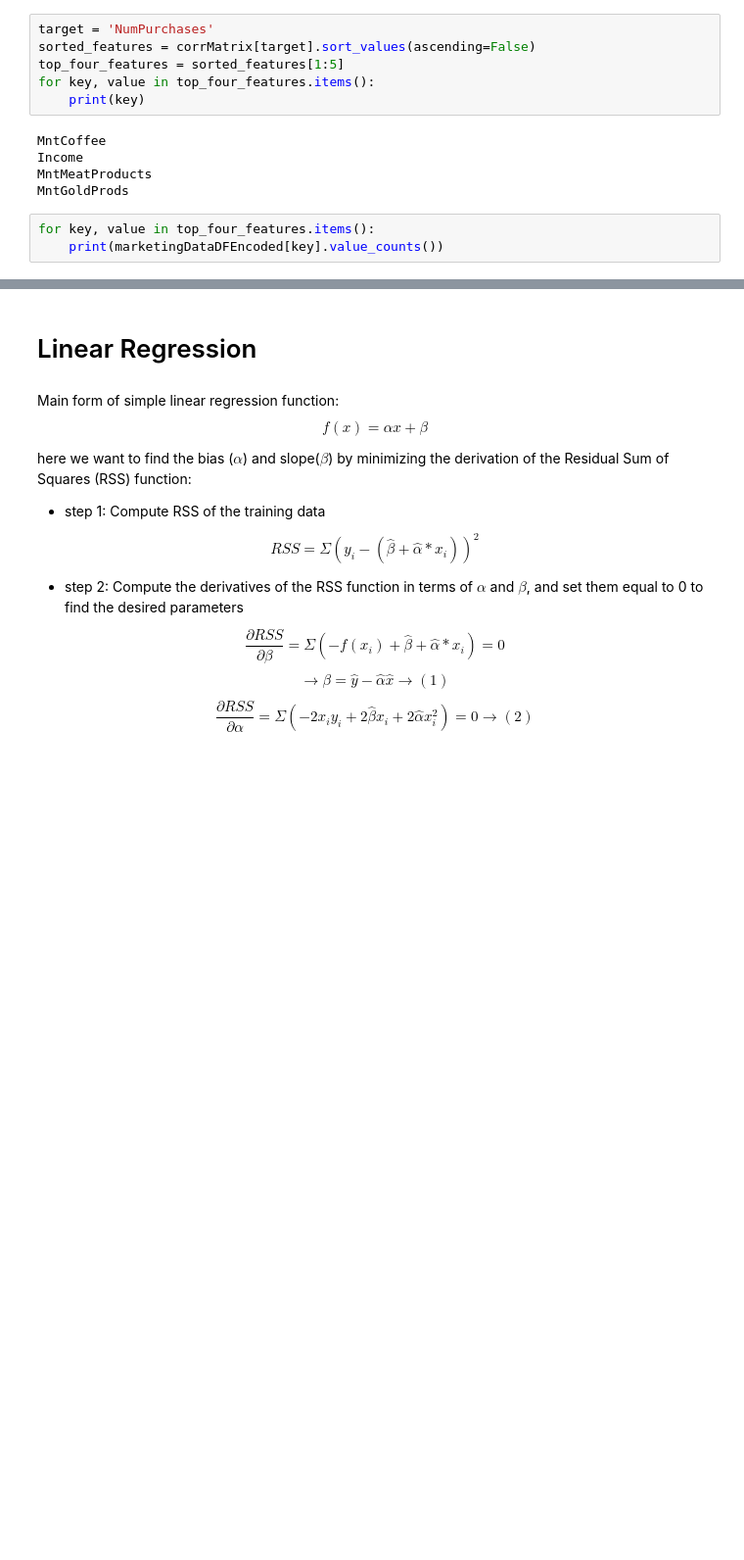
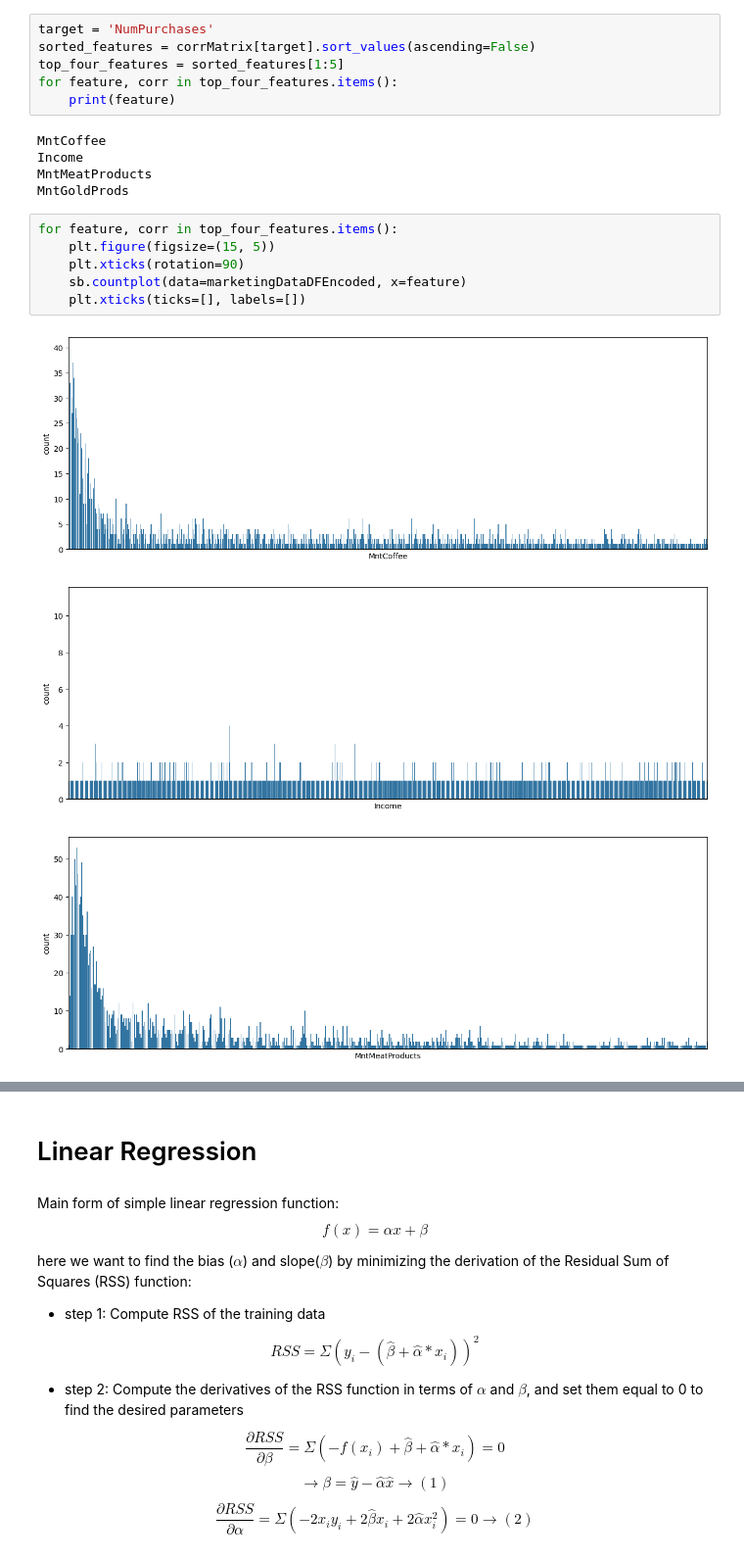
Before and after one commit to amiralirahimii/Artificial-Intelligence-Course-Projects-F2024, a Jupyter notebook: AI-CA4.ipynb, the cells around one changed output, grey strips where cells are left out. Shown at 98% size. Drawn from its saved outputs; the diff is of its cells as text; blank space fills up the shorter version.

Commit message:
add plots and shit

```diff
--- a/AI-CA4.ipynb
+++ b/AI-CA4.ipynb
@@ -99,13 +101,20 @@ display(corrMatrix.style.background_gradient(cmap='coolwarm').format("{:.2f}"))
 target = 'NumPurchases'
 sorted_features = corrMatrix[target].sort_values(ascending=False)
 top_four_features = sorted_features[1:5]
-for key, value in top_four_features.items():
-    print(key)
+for feature, corr in top_four_features.items():
+    print(feature)
 # %% [output]
 MntCoffee
 Income
 MntMeatProducts
 MntGoldProds
-# %%
-for key, value in top_four_features.items():
-    print(marketingDataDFEncoded[key].value_counts())
+# %%
+for feature, corr in top_four_features.items():
+    plt.figure(figsize=(15, 5))
+    plt.xticks(rotation=90)
+    sb.countplot(data=marketingDataDFEncoded, x=feature)
+    plt.xticks(ticks=[], labels=[])
+# %% [output]
+[figure, added]
+[figure, added]
+[figure, added]
```
Also changed, not shown: parts of 3 cells of this notebook.
